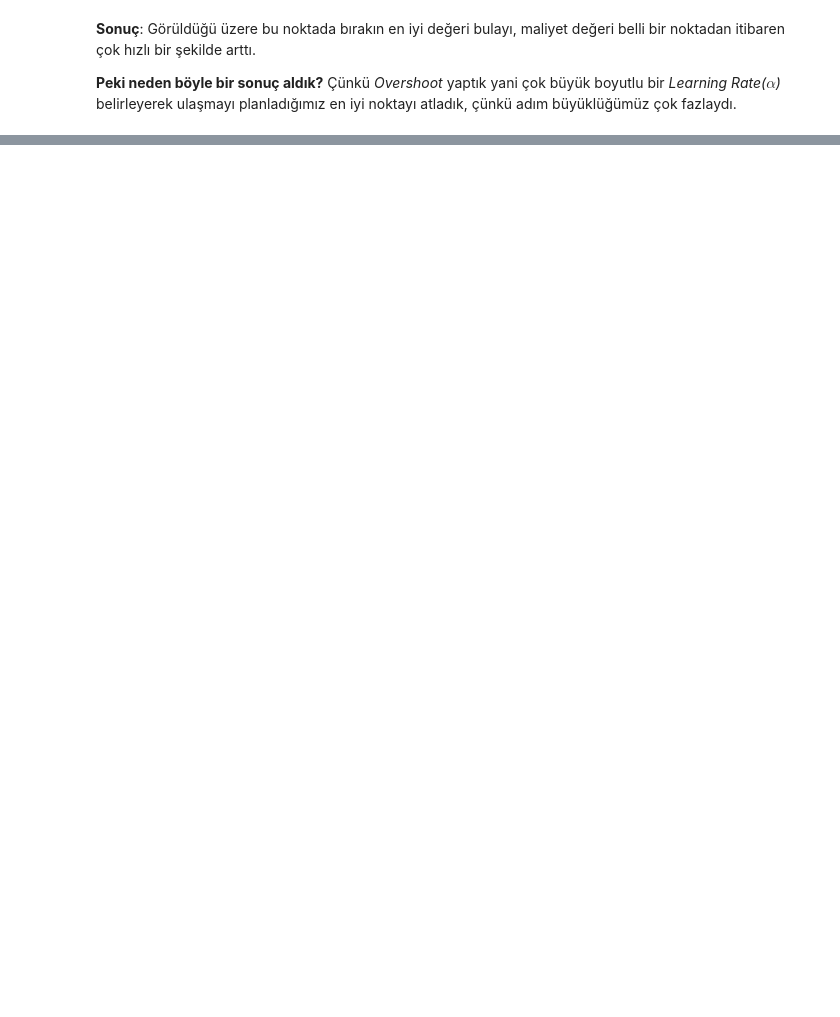
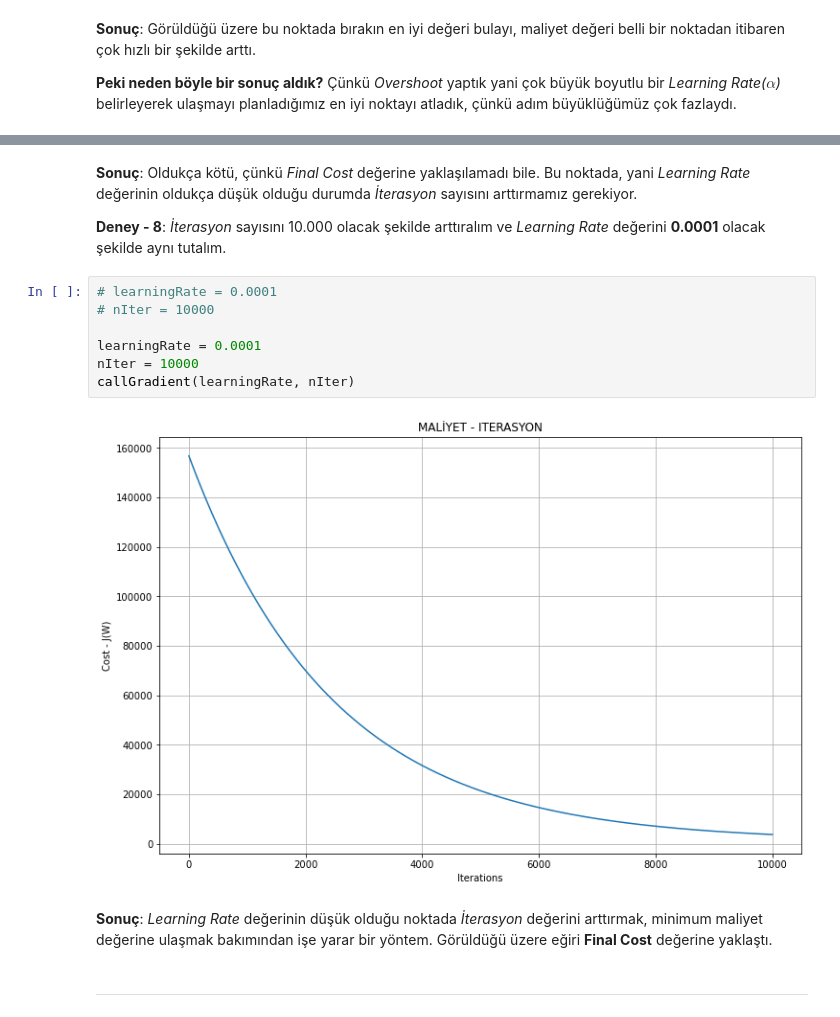
Before and after one commit to halimocakli/IntroductionToMachineLearning, a Jupyter notebook: Machine Learning Tutorial/8- Gradient Descent (Gradyan İnişi)/Gradient_Descent.ipynb, the cells around one changed output, grey strips where cells are left out. Cells and saved outputs as stored; diff of their text form; blank space fills up the shorter version.

```diff
--- a/Machine Learning Tutorial/8- Gradient Descent (Gradyan İnişi)/Gradient_Descent.ipynb
+++ b/Machine Learning Tutorial/8- Gradient Descent (Gradyan İnişi)/Gradient_Descent.ipynb
@@ -581,0 +610,17 @@ callGradient(learningRate, nIter)
+# %% [markdown]
+**Sonuç**: Oldukça kötü, çünkü *Final Cost* değerine yaklaşılamadı bile. Bu noktada, yani *Learning Rate* değerinin oldukça düşük olduğu durumda *İterasyon* sayısını arttırmamız gerekiyor.
+
+**Deney - 8**: *İterasyon* sayısını 10.000 olacak şekilde arttıralım ve *Learning Rate* değerini **0.0001** olacak şekilde aynı tutalım.
+# %%
+# learningRate = 0.0001
+# nIter = 10000
+
+learningRate = 0.0001
+nIter = 10000
+callGradient(learningRate, nIter)
+# %% [output]
+[figure, added]
+# %% [markdown]
+**Sonuç**: *Learning Rate* değerinin düşük olduğu noktada *İterasyon* değerini arttırmak, minimum maliyet değerine ulaşmak bakımından işe yarar bir yöntem. Görüldüğü üzere eğiri **Final Cost** değerine yaklaştı.
+# %% [markdown]
+***
```
Also changed, not shown: parts of 30 cells of this notebook.
